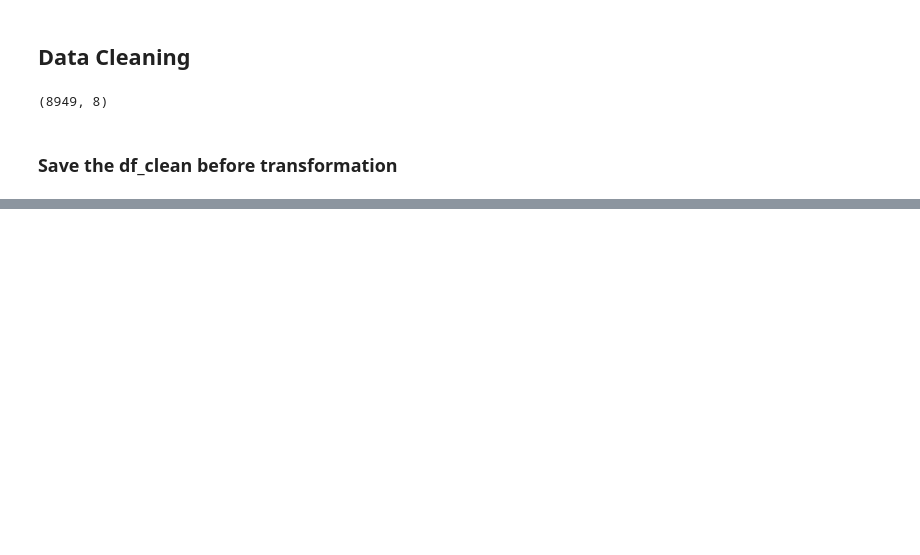
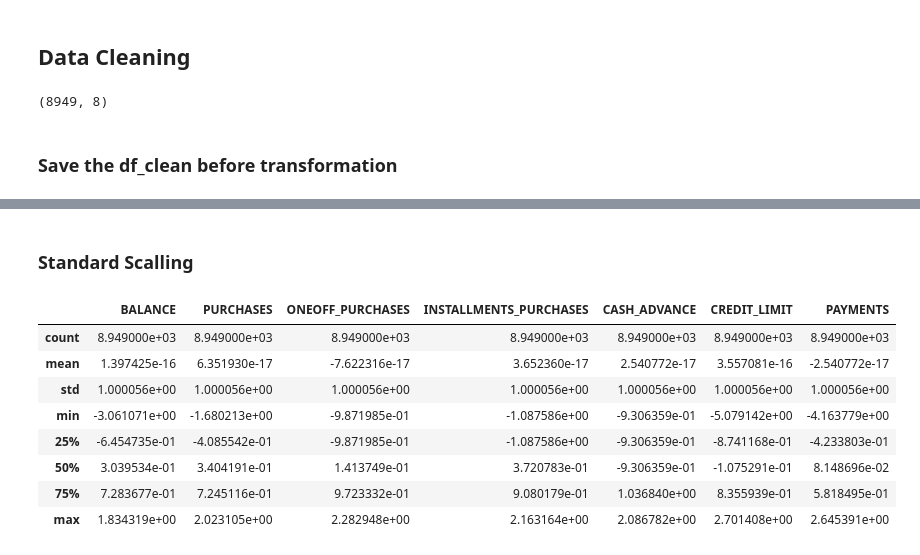
Before and after one commit to ABDELHAFIDaz/CardProfiler, a Jupyter notebook: notebooks/Preprocessing.ipynb, the cells around one changed output, grey strips where cells are left out. Drawn from its saved outputs; the diff is of its cells as text; code cells hidden in the pictures; blank space fills up the shorter version.

```diff
--- a/notebooks/Preprocessing.ipynb
+++ b/notebooks/Preprocessing.ipynb
@@ -20,0 +97,19 @@ df_clean.to_csv("../data/processed/df_clean.csv", index=False)
+# %% [markdown]
+### Standard Scalling
+# %%
+from sklearn.preprocessing import StandardScaler
+
+scaler = StandardScaler()
+df_prepare_clustering[cols] = scaler.fit_transform(df_prepare_clustering[cols])
+
+df_prepare_clustering[cols].describe()
+# %% [output]
+|  | BALANCE | PURCHASES | ONEOFF_PURCHASES | INSTALLMENTS_PURCHASES | CASH_ADVANCE | CREDIT_LIMIT | PAYMENTS |
+| count | 8.949000e+03 | 8.949000e+03 | 8.949000e+03 | 8.949000e+03 | 8.949000e+03 | 8.949000e+03 | 8.949000e+03 |
+| mean | 1.397425e-16 | 6.351930e-17 | -7.622316e-17 | 3.652360e-17 | 2.540772e-17 | 3.557081e-16 | -2.540772e-17 |
+| std | 1.000056e+00 | 1.000056e+00 | 1.000056e+00 | 1.000056e+00 | 1.000056e+00 | 1.000056e+00 | 1.000056e+00 |
+| min | -3.061071e+00 | -1.680213e+00 | -9.871985e-01 | -1.087586e+00 | -9.306359e-01 | -5.079142e+00 | -4.163779e+00 |
+| 25% | -6.454735e-01 | -4.085542e-01 | -9.871985e-01 | -1.087586e+00 | -9.306359e-01 | -8.741168e-01 | -4.233803e-01 |
+| 50% | 3.039534e-01 | 3.404191e-01 | 1.413749e-01 | 3.720783e-01 | -9.306359e-01 | -1.075291e-01 | 8.148696e-02 |
+| 75% | 7.283677e-01 | 7.245116e-01 | 9.723332e-01 | 9.080179e-01 | 1.036840e+00 | 8.355939e-01 | 5.818495e-01 |
+| max | 1.834319e+00 | 2.023105e+00 | 2.282948e+00 | 2.163164e+00 | 2.086782e+00 | 2.701408e+00 | 2.645391e+00 |
```
Also changed, not shown: parts of 15 cells of this notebook, 1 other file.
